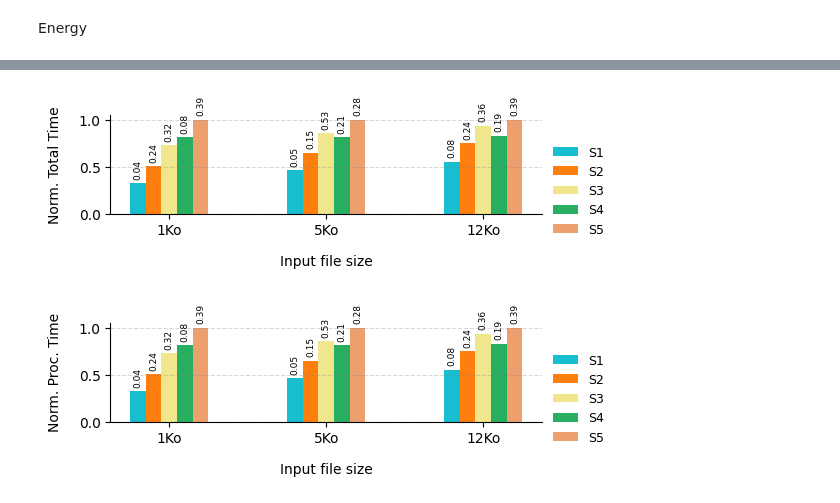
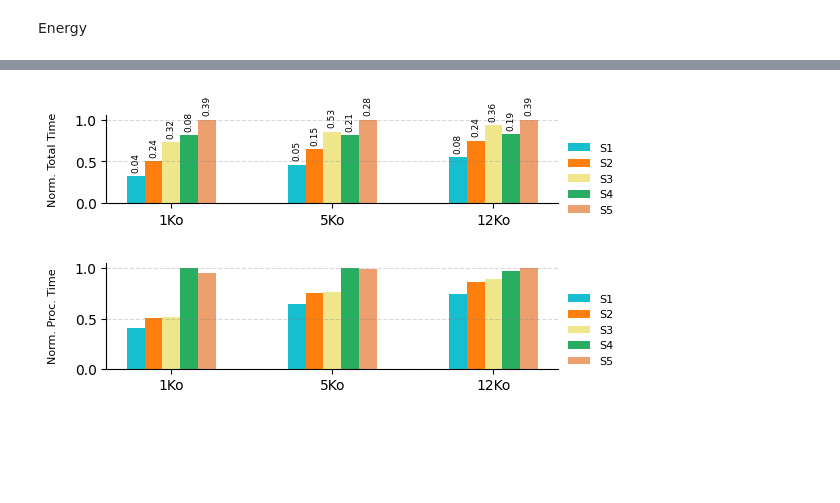
Before and after one commit to donaldonana/FaaS-Benchmark, a Jupyter notebook: text-to-speech/text-to-speech.ipynb, the cells around one changed output, grey strips where cells are left out. Cells and saved outputs as stored; diff of their text form; code cells hidden in the pictures; blank space fills up the shorter version.

```diff
--- a/text-to-speech/text-to-speech.ipynb
+++ b/text-to-speech/text-to-speech.ipynb
@@ -51,10 +58,10 @@ text_sizes = dfte['text'].unique()
 libraries  = dfte['schema'].unique()
 positions  = np.arange(len(text_sizes))
 
-def bar_ax_style(ax, ylabel, xlabel):
+def bar_ax_style(ax, ylabel, xlabel = ""):
 
-    ax.set_ylabel(ylabel , fontsize=10, labelpad=12)  # Set the labels and title
-    ax.set_xlabel(xlabel , fontsize=10, labelpad=12)  # Set the labels and title
+    ax.set_ylabel(ylabel , fontsize=8, labelpad=12)  # Set the labels and title
+    ax.set_xlabel(xlabel , fontsize=8, labelpad=12)  # Set the labels and title
 
     ax.spines[['right', 'top']].set_visible(False)
     ax.grid(True, axis='y', linestyle='--', color='gray', alpha=0.3)
@@ -67,14 +74,14 @@ def bar_ax_style(ax, ylabel, xlabel):
         loc='upper left',
         ncols = 1,
         frameon=False,
-        fontsize=9
+        fontsize=8
     )
 
     return ax
 # %% [markdown]
 Energy
 # %%
-fig, ax = plt.subplots(figsize=(6, 2.2))
+fig, ax = plt.subplots(figsize=(6, 1.6))
 
 for i, library in enumerate(libraries):
 
@@ -99,12 +106,13 @@ for i, library in enumerate(libraries):
             fontsize=6.5, rotation=90
         )
 
-ax = bar_ax_style(ax, "Norm. Energy", "Input file size")
+ax = bar_ax_style(ax, "Norm. Energy")
 
 # plt.xticks(rotation=360, ha='right')
-fig.suptitle(""" Note : Average energy consumption of tex-to-speech application. for each variant, with different input file sizes"""
-             , y=0, x=0.50, fontsize=9)
+# fig.suptitle(""" Note : Average energy consumption of tex-to-speech application. for each variant, with different input file sizes"""
+#              , y=0, x=0.50, fontsize=9)
 
 plt.tight_layout()
-plt.show()
+# plt.show()
+plt.savefig("energy.svg")
 # %% [output]
@@ -120,10 +128,7 @@ times_features = [
 # dfpt : Data Frame Process Time
 dfpt = (
     dfm.copy()
-    .assign(
-        total_time=lambda df: df[times_features].sum(axis=1)
-    )
-    .groupby(['schema', 'text'], as_index=False)['total_time']
+    .groupby(['schema', 'text'], as_index=False)['process']
     .agg(std_total_time='std', mean_time='mean')
     .assign(
         normalized_total_time=lambda df: df.groupby('text')['mean_time'].transform(max_abs_scale),
@@ -147,7 +152,7 @@ dftt = (
     .sort_values(['schema', 'text'])
 )
 # %%
-fig, ax = plt.subplots(figsize=(6, 2))
+fig, ax = plt.subplots(figsize=(6, 1.6))
 
 for i, library in enumerate(libraries):
     subset = dftt[dftt['schema'] == library]
@@ -165,34 +170,23 @@ for i, library in enumerate(libraries):
             fontsize=6.5, rotation=90
         )
 
-ax = bar_ax_style(ax, "Norm. Total Time", "Input file size")
+ax = bar_ax_style(ax, "Norm. Total Time")
 
 plt.tight_layout()
 plt.show()
 # %% [output]
-[figure, old version]
+[figure, new version]
 # %%
-fig, ax = plt.subplots(figsize=(6, 2))
+fig, ax = plt.subplots(figsize=(6, 1.6))
 
 for i, library in enumerate(libraries):
     subset = dfpt[dfpt['schema'] == library]
     bar_positions = positions + i * bar_width
     bars = ax.bar(bar_positions, subset['normalized_total_time'], width=bar_width, label=library, color=color_mapping[library])
 
-    for bar, std in zip(bars, subset['std_total_time']):
-        height = bar.get_height()
-        ax.annotate(
-            f'{std:.2f}',
-            xy=(bar.get_x() + bar.get_width() / 2, height),
-            xytext=(0, 3),  # 3 points vertical offset
-            textcoords="offset points",
-            ha='center', va='bottom',
-            fontsize=6.5, rotation=90
-        )
-
-ax = bar_ax_style(ax, "Norm. Proc. Time", "Input file size")
+ax = bar_ax_style(ax, "Norm. Proc. Time")
 
 plt.tight_layout()
 plt.show()
 # %% [output]
-[figure, old version]
+[figure, new version]
```
Also changed, not shown: parts of 3 cells of this notebook, 5 other files.
